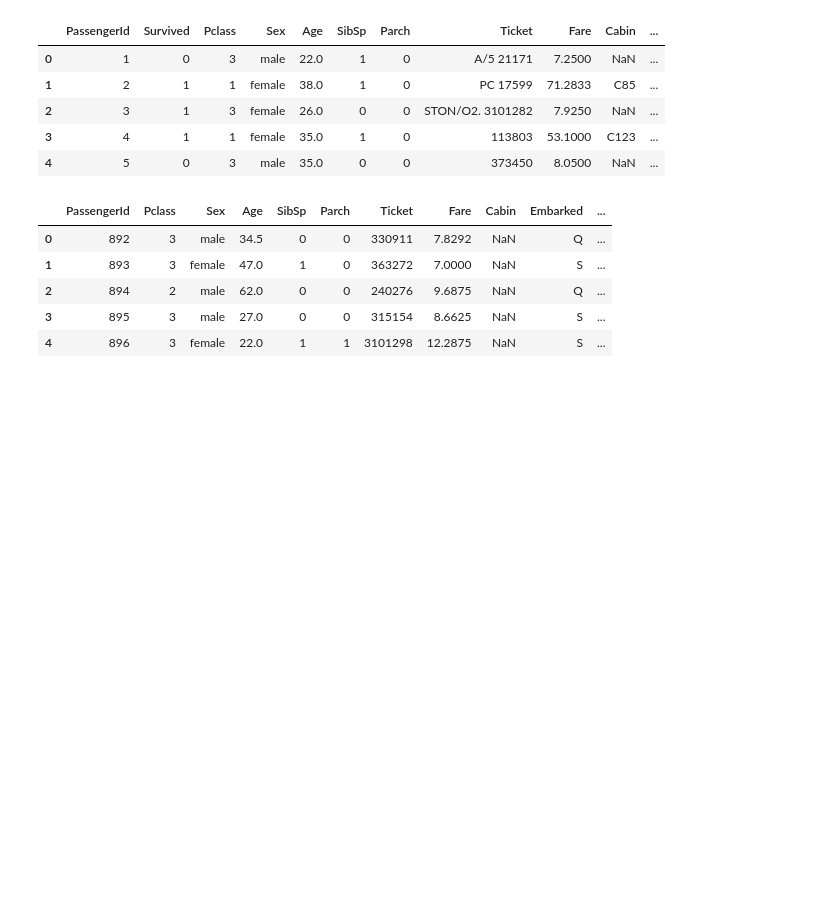
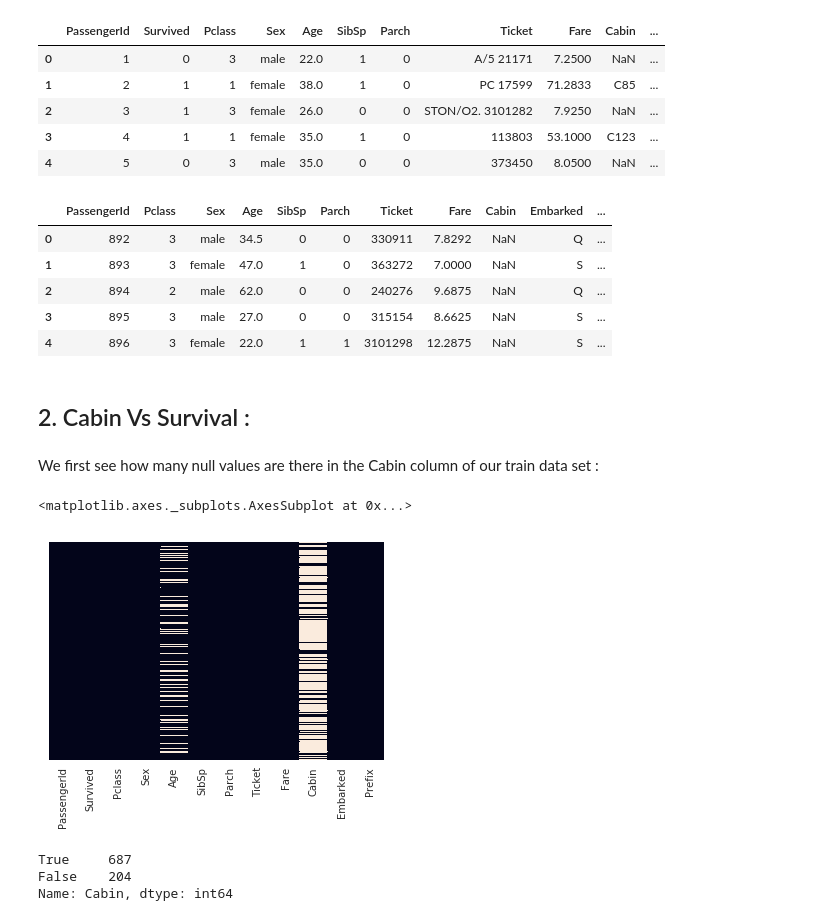
Before and after one commit to eshitagoel/Titanic_Survival, a Jupyter notebook: Titanic Survival.ipynb, the cells around one changed output. Drawn from its saved outputs; the diff is of its cells as text; code cells hidden in the pictures; blank space fills up the shorter version.

```diff
--- a/Titanic Survival.ipynb
+++ b/Titanic Survival.ipynb
@@ -139,3 +139,20 @@ test.head()
 | 2 | 894 | 2 | male | 62.0 | 0 | 0 | 240276 | 9.6875 | NaN | Q | ... |
 | 3 | 895 | 3 | male | 27.0 | 0 | 0 | 315154 | 8.6625 | NaN | S | ... |
 | 4 | 896 | 3 | female | 22.0 | 1 | 1 | 3101298 | 12.2875 | NaN | S | ... |
+# %% [markdown]
+## 2. Cabin Vs Survival :
+# %% [markdown]
+We first see how many null values are there in the Cabin column of our train data set :
+# %%
+import seaborn as sns
+
+sns.heatmap(train.isnull(), yticklabels = False, cbar = False)
+# %% [output]
+<matplotlib.axes._subplots.AxesSubplot at 0x...>
+[figure, added]
+# %%
+train["Cabin"].isnull().value_counts()
+# %% [output]
+True     687
+False    204
+Name: Cabin, dtype: int64
```
Also changed, not shown: parts of 15 cells of this notebook.
